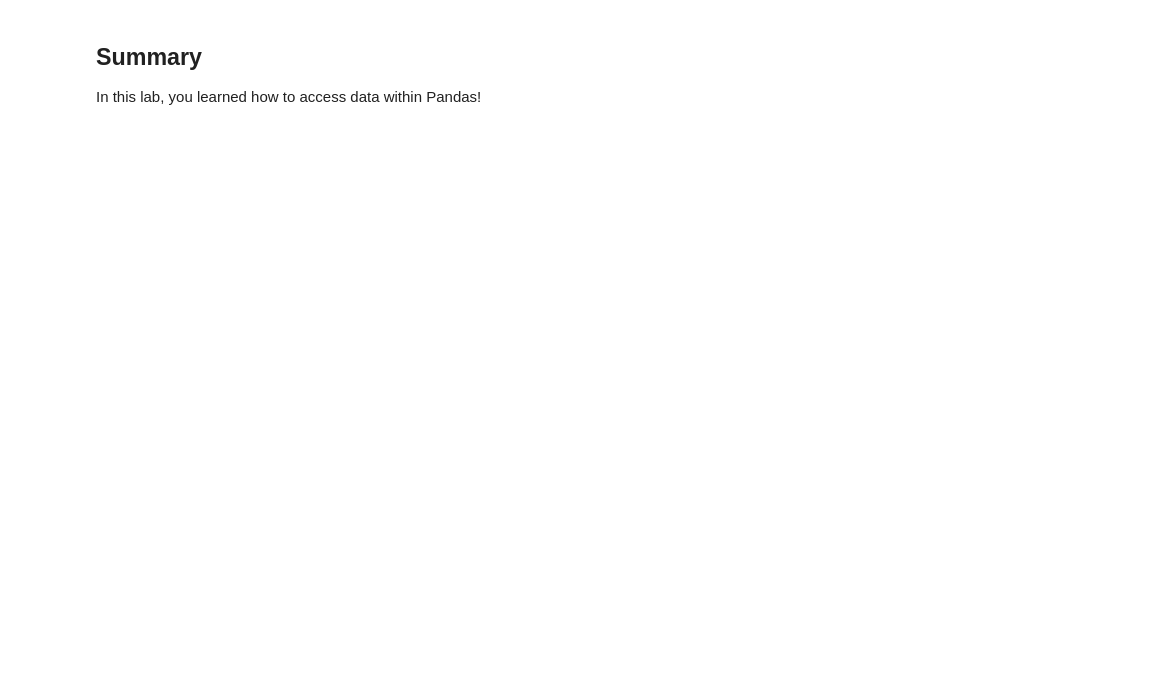
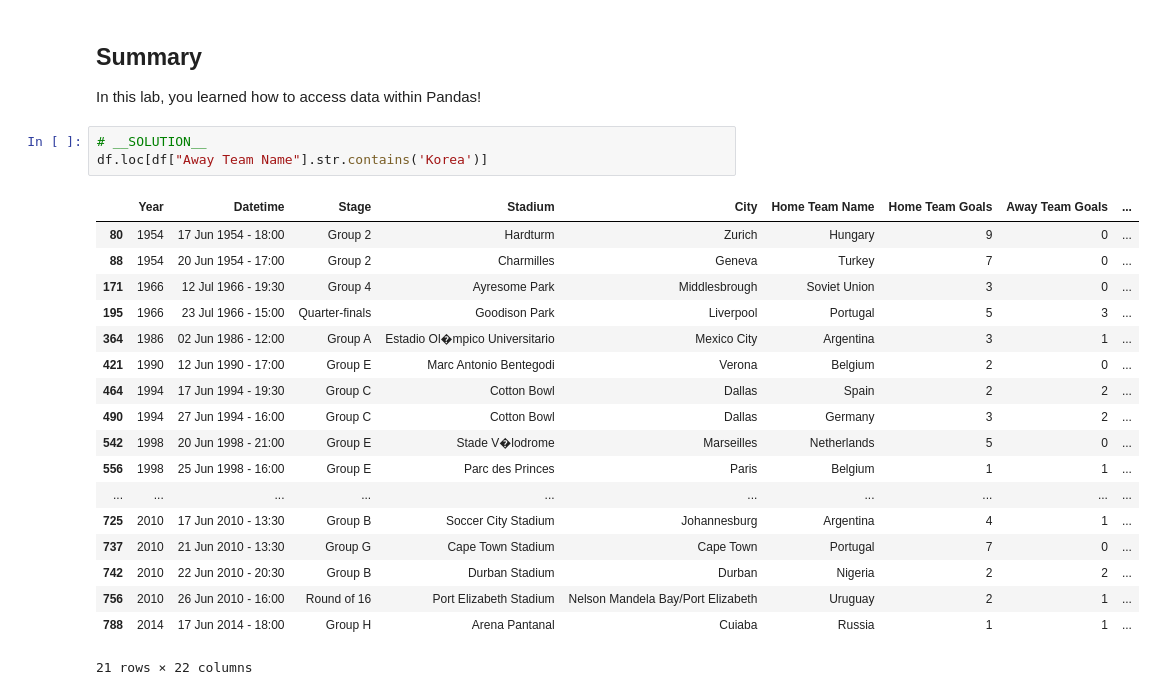
Before and after one commit to learn-co-curriculum/dsc-accessing-data-with-pandas-lab, a Jupyter notebook: index.ipynb, the cells around one changed output. Cells and saved outputs as stored; diff of their text form; blank space fills up the shorter version.

```diff
--- a/index.ipynb
+++ b/index.ipynb
@@ -76,3 +267,25 @@ Make sure to verify your answer!
 ## Summary
 
 In this lab, you learned how to access data within Pandas!
+# %%
+# __SOLUTION__
+df.loc[df["Away Team Name"].str.contains('Korea')]
+# %% [output]
+|  | Year | Datetime | Stage | Stadium | City | Home Team Name | Home Team Goals | Away Team Goals | ... |
+| 80 | 1954 | 17 Jun 1954 - 18:00 | Group 2 | Hardturm | Zurich | Hungary | 9 | 0 | ... |
+| 88 | 1954 | 20 Jun 1954 - 17:00 | Group 2 | Charmilles | Geneva | Turkey | 7 | 0 | ... |
+| 171 | 1966 | 12 Jul 1966 - 19:30 | Group 4 | Ayresome Park | Middlesbrough | Soviet Union | 3 | 0 | ... |
+| 195 | 1966 | 23 Jul 1966 - 15:00 | Quarter-finals | Goodison Park | Liverpool | Portugal | 5 | 3 | ... |
+| 364 | 1986 | 02 Jun 1986 - 12:00 | Group A | Estadio Ol�mpico Universitario | Mexico City | Argentina | 3 | 1 | ... |
+| 421 | 1990 | 12 Jun 1990 - 17:00 | Group E | Marc Antonio Bentegodi | Verona | Belgium | 2 | 0 | ... |
+| 464 | 1994 | 17 Jun 1994 - 19:30 | Group C | Cotton Bowl | Dallas | Spain | 2 | 2 | ... |
+| 490 | 1994 | 27 Jun 1994 - 16:00 | Group C | Cotton Bowl | Dallas | Germany | 3 | 2 | ... |
+| 542 | 1998 | 20 Jun 1998 - 21:00 | Group E | Stade V�lodrome | Marseilles | Netherlands | 5 | 0 | ... |
+| 556 | 1998 | 25 Jun 1998 - 16:00 | Group E | Parc des Princes | Paris | Belgium | 1 | 1 | ... |
+| ... | ... | ... | ... | ... | ... | ... | ... | ... | ... |
+| 725 | 2010 | 17 Jun 2010 - 13:30 | Group B | Soccer City Stadium | Johannesburg | Argentina | 4 | 1 | ... |
+| 737 | 2010 | 21 Jun 2010 - 13:30 | Group G | Cape Town Stadium | Cape Town | Portugal | 7 | 0 | ... |
+| 742 | 2010 | 22 Jun 2010 - 20:30 | Group B | Durban Stadium | Durban | Nigeria | 2 | 2 | ... |
+| 756 | 2010 | 26 Jun 2010 - 16:00 | Round of 16 | Port Elizabeth Stadium | Nelson Mandela Bay/Port Elizabeth | Uruguay | 2 | 1 | ... |
+| 788 | 2014 | 17 Jun 2014 - 18:00 | Group H | Arena Pantanal | Cuiaba | Russia | 1 | 1 | ... |
+21 rows × 22 columns
```
Also changed, not shown: parts of 19 cells of this notebook, 1 other file.
